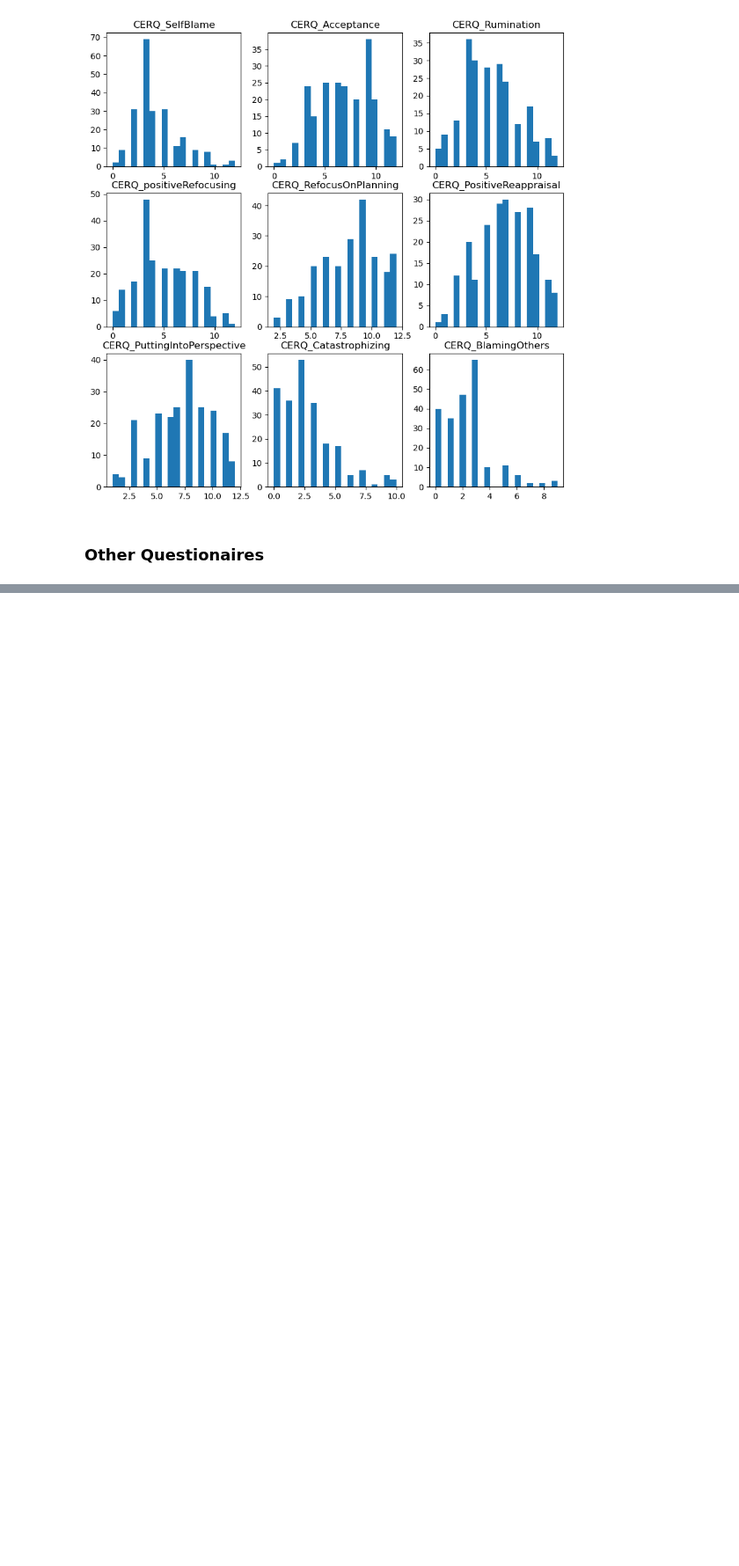
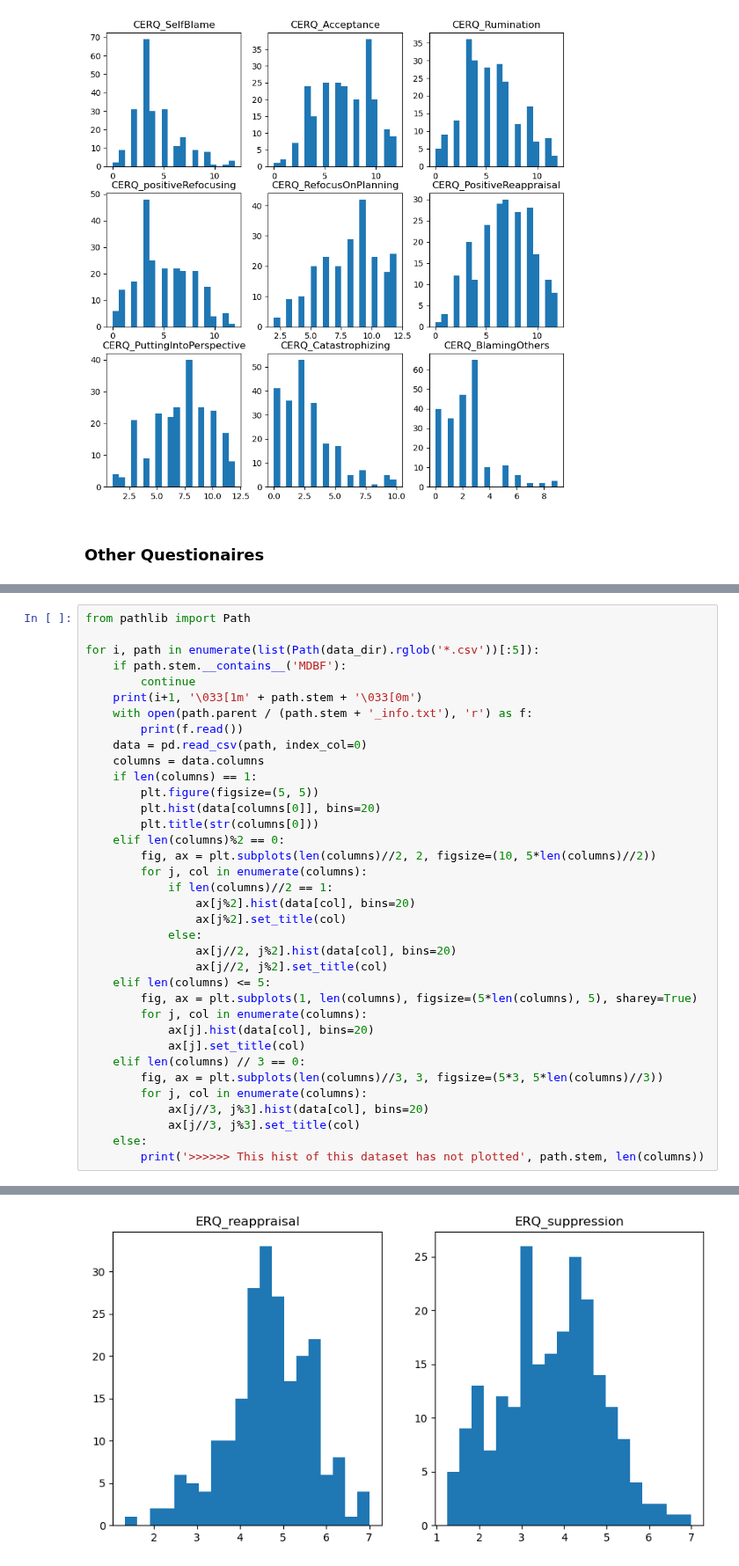
Before and after one commit to Yeganehfrh/EEGModalNet, a Jupyter notebook: notebooks/BehavioralData.ipynb, the cells around one changed output, grey strips where cells are left out. Shown at 88% size. Cells and saved outputs as stored; diff of their text form; blank space fills up the shorter version.

```diff
--- a/notebooks/BehavioralData.ipynb
+++ b/notebooks/BehavioralData.ipynb
@@ -67,0 +54,37 @@ for i, path in enumerate(list(Path(data_dir).rglob('*.csv'))[:3]):
+# %%
+from pathlib import Path
+
+for i, path in enumerate(list(Path(data_dir).rglob('*.csv'))[:5]):
+    if path.stem.__contains__('MDBF'):
+        continue
+    print(i+1, '\033[1m' + path.stem + '\033[0m')
+    with open(path.parent / (path.stem + '_info.txt'), 'r') as f:
+        print(f.read())
+    data = pd.read_csv(path, index_col=0)
+    columns = data.columns
+    if len(columns) == 1:
+        plt.figure(figsize=(5, 5))
+        plt.hist(data[columns[0]], bins=20)
+        plt.title(str(columns[0]))
+    elif len(columns)%2 == 0:
+        fig, ax = plt.subplots(len(columns)//2, 2, figsize=(10, 5*len(columns)//2))
+        for j, col in enumerate(columns):
+            if len(columns)//2 == 1:
+                ax[j%2].hist(data[col], bins=20)
+                ax[j%2].set_title(col)
+            else:
+                ax[j//2, j%2].hist(data[col], bins=20)
+                ax[j//2, j%2].set_title(col)
+    elif len(columns) <= 5:
+        fig, ax = plt.subplots(1, len(columns), figsize=(5*len(columns), 5), sharey=True)
+        for j, col in enumerate(columns):
+            ax[j].hist(data[col], bins=20)
+            ax[j].set_title(col)
+    elif len(columns) // 3 == 0:
+        fig, ax = plt.subplots(len(columns)//3, 3, figsize=(5*3, 5*len(columns)//3))
+        for j, col in enumerate(columns):
+            ax[j//3, j%3].hist(data[col], bins=20)
+            ax[j//3, j%3].set_title(col)
+    else:
+        print('>>>>>> This hist of this dataset has not plotted', path.stem, len(columns))
+# %% [output]
@@ -67,0 +108 @@ for i, path in enumerate(list(Path(data_dir).rglob('*.csv'))[:3]):
+[figure, added]
```
Also changed, not shown: parts of 5 cells of this notebook.
